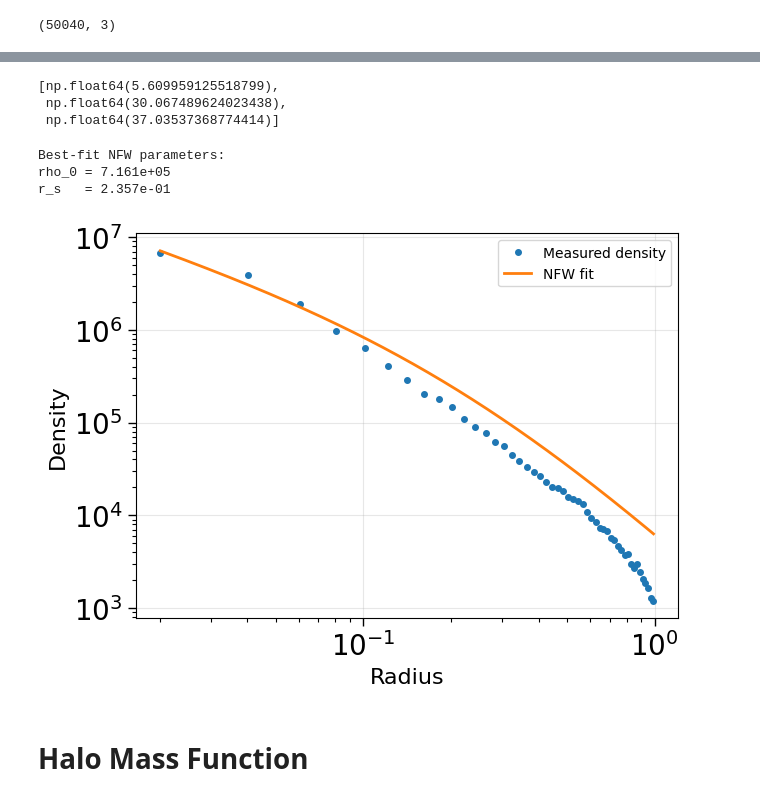
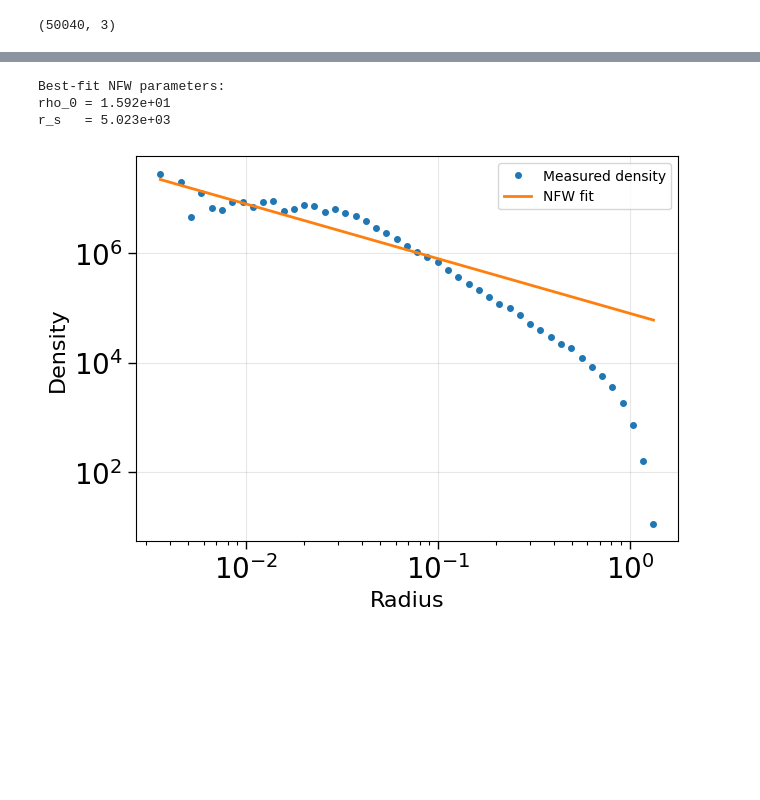
Before and after one commit to malinadesai/astroII_numproj, a Jupyter notebook: fof.ipynb, the cells around one changed output, grey strips where cells are left out. Cells and saved outputs as stored; diff of their text form; code cells hidden in the pictures; blank space fills up the shorter version.

```diff
--- a/fof.ipynb
+++ b/fof.ipynb
@@ -343,53 +349,69 @@ plt.show()
-# %%
-center = [x3[26000], y3[25345], z3[26000]]
-center
-# %% [output]
-[np.float64(5.609959125518799),
- np.float64(30.067489624023438),
- np.float64(37.03537368774414)]
 # %%
+# center
+# center = Pos3[26000]
+center = np.median(Pos3, axis=0)
+
+# radial distance from center
 r = np.linalg.norm(Pos3 - center, axis=1)
-rbins = np.linspace(0.01, 1, 50)
+
+# radial bins
+rbins = np.logspace(np.log10(r[r>0].min()), np.log10(r.max()), 50)
+
+# particles per shell
 counts, _ = np.histogram(r, bins=rbins)
 
+# shell volumes
 r_inner = rbins[:-1]
 r_outer = rbins[1:]
 shell_vol = (4/3) * np.pi * (r_outer**3 - r_inner**3)
 
+# Calculate density
 density = counts / shell_vol
+
+# center radius
 r_mid = 0.5 * (r_inner + r_outer)
 
+# NFW profile
+def nfw(r, rho_0, r_s):
+    return rho_0 / ((r / r_s) * (1 + r / r_s)**2)
+
+# Fit only where density > 0
 mask = (density > 0)
 r_fit = r_mid[mask]
 rho_fit = density[mask]
 
+# # Better initial guesses
+# rho_0_guess = rho_fit[0]  # density at innermost point
+# r_s_guess = r_fit[len(r_fit)//3]  # roughly 1/3 of the way through
+
 popt, pcov = curve_fit(
-    lambda r, rho_s, r_s: nfw(r, rho_s, r_s),
+    nfw,
     r_fit,
     rho_fit,
-    # p0=[np.max(rho_fit), np.median(r_fit)],  # initial guesses
-    maxfev=20000
+    # p0=[rho_0_guess, r_s_guess],
+    maxfev=20000,
+    bounds=([0, 0], [np.inf, np.inf])  # ensure positive parameters
 )
 
 rho_s_fit, r_s_fit = popt
 print("Best-fit NFW parameters:")
 print(f"rho_0 = {rho_s_fit:.3e}")
 print(f"r_s   = {r_s_fit:.3e}")
 
 # Plot
 r_smooth = np.logspace(np.log10(r_fit.min()), np.log10(r_fit.max()), 200)
 rho_smooth = nfw(r_smooth, rho_s_fit, r_s_fit)
 
 plt.figure(figsize=(7,5))
 plt.loglog(r_fit, rho_fit, 'o', label='Measured density', markersize=4)
 plt.loglog(r_smooth, rho_smooth, '-', linewidth=2, label='NFW fit')
 plt.xlabel("Radius")
 plt.ylabel("Density")
 plt.legend()
 plt.grid(alpha=0.3)
 plt.show()
 # %% [output]
 Best-fit NFW parameters:
-rho_0 = 7.161e+05
-r_s   = 2.357e-01
+rho_0 = 1.592e+01
+r_s   = 5.023e+03
-[figure, old version]
+[figure, new version]
@@ -398,2 +417,0 @@ r_s   = 2.357e-01
-# %% [markdown]
-# Halo Mass Function
```
Also changed, not shown: parts of 14 cells of this notebook, 3 other files.
